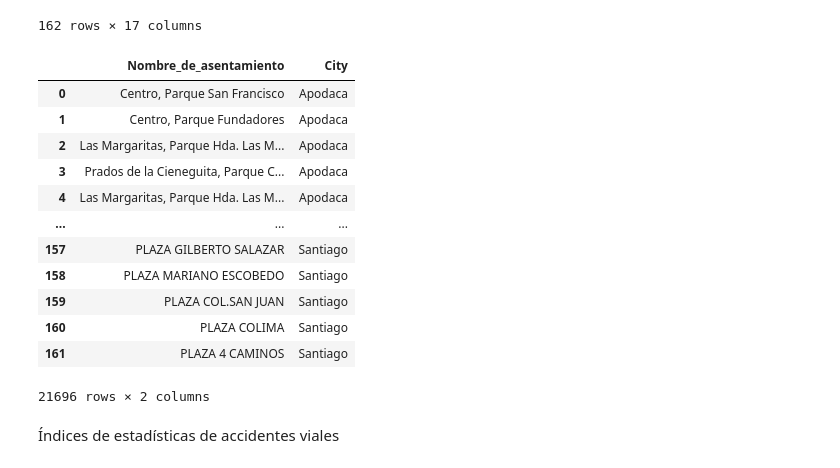
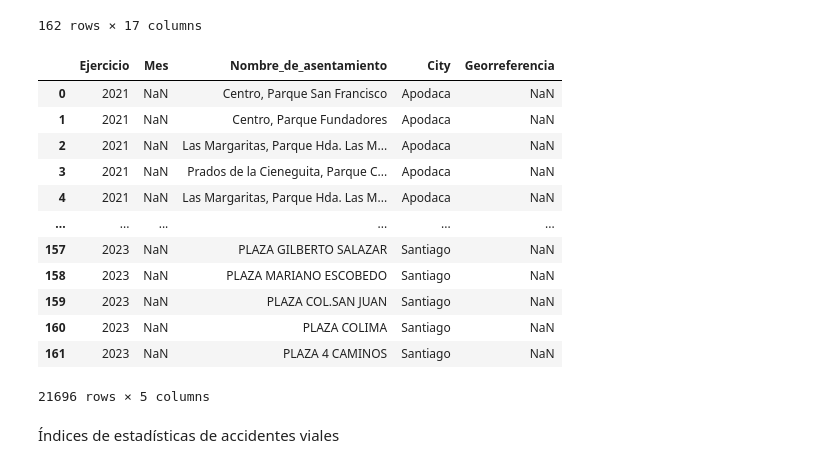
Before and after one commit to JosePabloGFnl/Monterrey-Violence, a Jupyter notebook: city-crimes.ipynb, the cells around one changed output. Cells and saved outputs as stored; diff of their text form; code cells hidden in the pictures.

```diff
--- a/city-crimes.ipynb
+++ b/city-crimes.ipynb
@@ -239,22 +239,22 @@ parques_santiago
 162 rows × 17 columns
 # %%
 parques = pd.concat([parques_apodaca, parques_garcia, parques_escobedo, parques_guadalupe, parques_juarez, parques_monterrey, parques_san_nico, parques_santa, parques_santiago])
-parques = parques[[" Nombre_de_asentamiento", "City"]]
+parques = parques[["Ejercicio", "Mes", " Nombre_de_asentamiento", "City", "Georreferencia"]]
 parques
 # %% [output]
-|  | Nombre_de_asentamiento | City |
-| 0 | Centro, Parque San Francisco | Apodaca |
-| 1 | Centro, Parque Fundadores | Apodaca |
-| 2 | Las Margaritas, Parque Hda. Las M... | Apodaca |
-| 3 | Prados de la Cieneguita, Parque C... | Apodaca |
-| 4 | Las Margaritas, Parque Hda. Las M... | Apodaca |
-| ... | ... | ... |
-| 157 | PLAZA GILBERTO SALAZAR | Santiago |
-| 158 | PLAZA MARIANO ESCOBEDO | Santiago |
-| 159 | PLAZA COL.SAN JUAN | Santiago |
-| 160 | PLAZA COLIMA | Santiago |
-| 161 | PLAZA 4 CAMINOS | Santiago |
+|  | Ejercicio | Mes | Nombre_de_asentamiento | City | Georreferencia |
+| 0 | 2021 | NaN | Centro, Parque San Francisco | Apodaca | NaN |
+| 1 | 2021 | NaN | Centro, Parque Fundadores | Apodaca | NaN |
+| 2 | 2021 | NaN | Las Margaritas, Parque Hda. Las M... | Apodaca | NaN |
+| 3 | 2021 | NaN | Prados de la Cieneguita, Parque C... | Apodaca | NaN |
+| 4 | 2021 | NaN | Las Margaritas, Parque Hda. Las M... | Apodaca | NaN |
+| ... | ... | ... | ... | ... | ... |
+| 157 | 2023 | NaN | PLAZA GILBERTO SALAZAR | Santiago | NaN |
+| 158 | 2023 | NaN | PLAZA MARIANO ESCOBEDO | Santiago | NaN |
+| 159 | 2023 | NaN | PLAZA COL.SAN JUAN | Santiago | NaN |
+| 160 | 2023 | NaN | PLAZA COLIMA | Santiago | NaN |
+| 161 | 2023 | NaN | PLAZA 4 CAMINOS | Santiago | NaN |
-21696 rows × 2 columns
+21696 rows × 5 columns
 # %% [markdown]
 Índices de estadísticas de accidentes viales
 # %%
```
Also changed, not shown: parts of 1 cell of this notebook.
